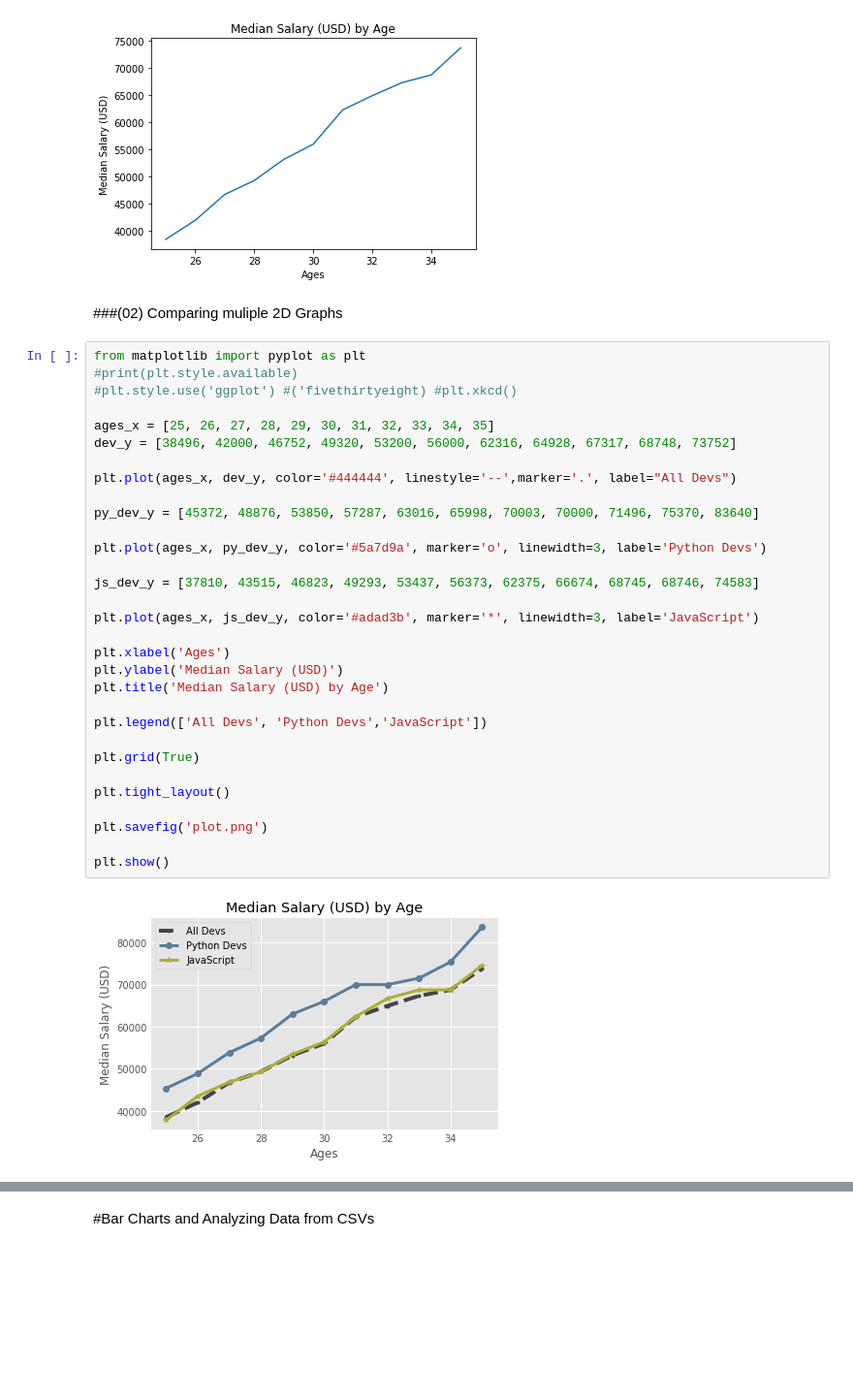
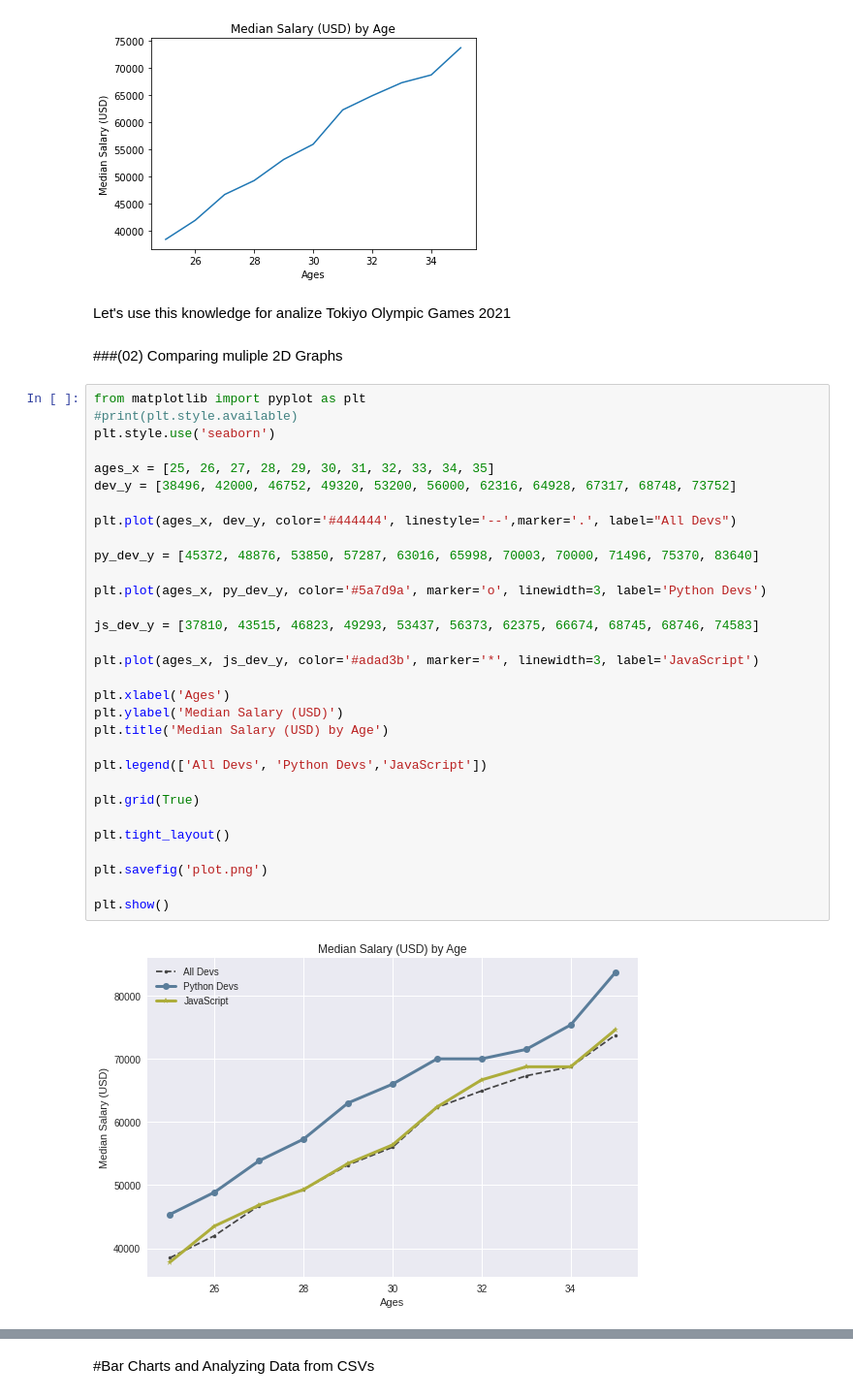
Before and after one commit to GPrathap/pythonII, a Jupyter notebook: matplot.ipynb, the cells around one changed output, grey strips where cells are left out. Shown at 97% size. Saved outputs shown, nothing was run; the diff lists cells and outputs as text; blank space fills up the shorter version.

```diff
--- a/matplot.ipynb
+++ b/matplot.ipynb
@@ -33,38 +18,40 @@ plt.title('Median Salary (USD) by Age')
 plt.show()
 # %% [output]
 [figure]
+# %% [markdown]
+Let's use this knowledge for analize Tokiyo Olympic Games 2021
 # %% [markdown]
 ###(02) Comparing muliple 2D Graphs
 # %%
 from matplotlib import pyplot as plt
 #print(plt.style.available)
-#plt.style.use('ggplot') #('fivethirtyeight) #plt.xkcd()
+plt.style.use('seaborn')
 
 ages_x = [25, 26, 27, 28, 29, 30, 31, 32, 33, 34, 35]
 dev_y = [38496, 42000, 46752, 49320, 53200, 56000, 62316, 64928, 67317, 68748, 73752]
 
 plt.plot(ages_x, dev_y, color='#444444', linestyle='--',marker='.', label="All Devs")
 
 py_dev_y = [45372, 48876, 53850, 57287, 63016, 65998, 70003, 70000, 71496, 75370, 83640]
 
 plt.plot(ages_x, py_dev_y, color='#5a7d9a', marker='o', linewidth=3, label='Python Devs')
 
 js_dev_y = [37810, 43515, 46823, 49293, 53437, 56373, 62375, 66674, 68745, 68746, 74583]
 
 plt.plot(ages_x, js_dev_y, color='#adad3b', marker='*', linewidth=3, label='JavaScript')
 
 plt.xlabel('Ages')
 plt.ylabel('Median Salary (USD)')
 plt.title('Median Salary (USD) by Age')
 
 plt.legend(['All Devs', 'Python Devs','JavaScript'])
 
 plt.grid(True)
 
 plt.tight_layout()
 
 plt.savefig('plot.png')
 
 plt.show()
 # %% [output]
-[figure, old version]
+[figure, new version]
```
Also changed, not shown: parts of 9 cells of this notebook.
